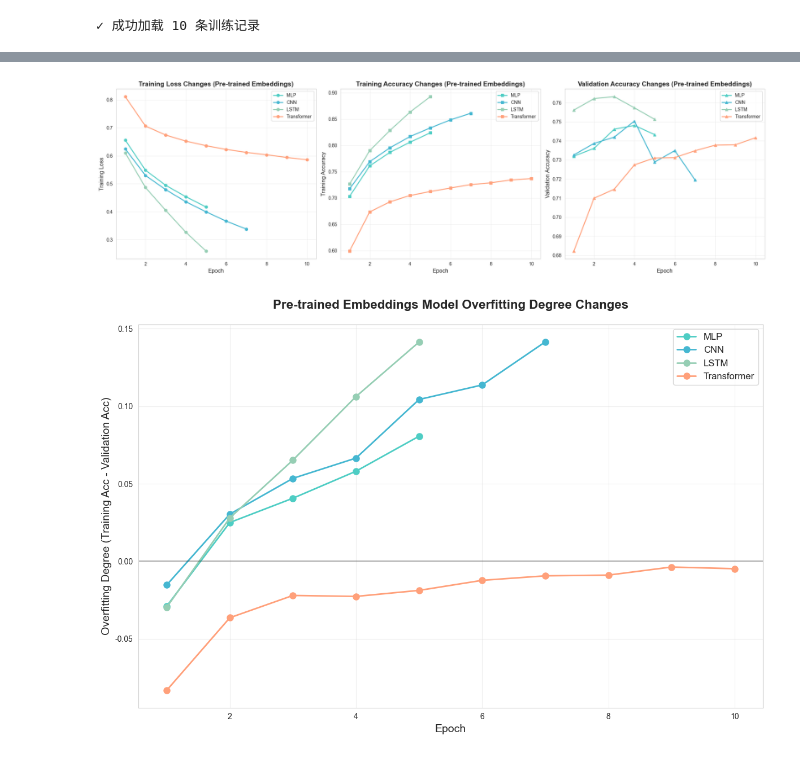
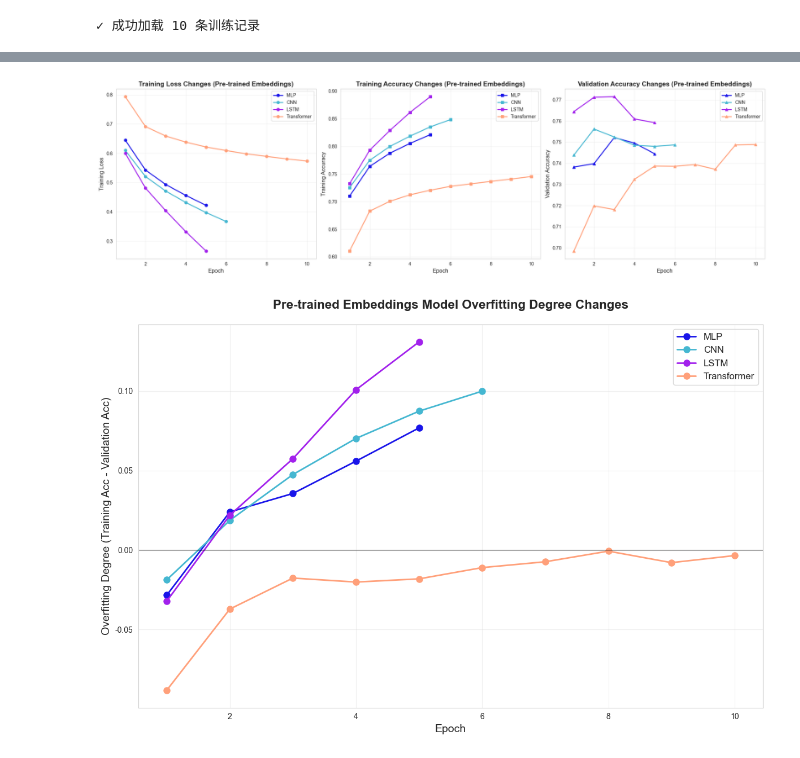
Before and after one commit to YoruRain/Sentiment-Classification-Based-on-Weibo-Texts, a Jupyter notebook: 08Comparison and Analysis.ipynb, the cells around one changed output, grey strips where cells are left out. Cells and saved outputs as stored; diff of their text form; code cells hidden in the pictures.

```diff
--- a/08Comparison and Analysis.ipynb
+++ b/08Comparison and Analysis.ipynb
@@ -95,7 +95,7 @@ def analyze_training_records(save_path="results/model_training_results.json", sh
 
     return df
 # %%
-file_path = "results/model_training_results_test3.json"
+file_path = "results/model_training_results_final.json"
 
 results = load_training_results(file_path)
 # %% [output]
@@ -534,7 +531,7 @@ def plot_pretrained_training_process(pretrained_results):
     # 创建3个子图：训练损失、训练准确率、验证准确率
     fig, (ax1, ax2, ax3) = plt.subplots(1, 3, figsize=(20, 6))
 
-    colors = ['#4ECDC4', '#45B7D1', '#96CEB4', '#FFA07A']
+    colors = ['#1915E9', '#45B7D1', '#A221EC', '#FFA07A']
 
     for i, record in enumerate(pretrained_results):
         model_name = record['model_name'].replace(' with Pretrained Embeddings', '')
@@ -585,36 +582,36 @@ def plot_pretrained_overfitting(pretrained_results):
 
     fig, ax = plt.subplots(1, 1, figsize=(12, 8))
 
-    colors = ['#4ECDC4', '#45B7D1', '#96CEB4', '#FFA07A']
+    colors = ['#1915E9', '#45B7D1', '#A221EC', '#FFA07A']
 
     for i, record in enumerate(pretrained_results):
         model_name = record['model_name'].replace(' with Pretrained Embeddings', '')
         history = record['training_history']
 
         # 计算过拟合程度
         train_acc = np.array(history['train_accuracies'])
         val_acc = np.array(history['val_accuracies'])
         overfitting = train_acc - val_acc
 
         epochs = list(range(1, len(overfitting) + 1))
 
         ax.plot(epochs, overfitting, marker='o', label=model_name,
                color=colors[i], linewidth=2, markersize=8)
 
     ax.set_xlabel('Epoch', fontsize=14)
     ax.set_ylabel('Overfitting Degree (Training Acc - Validation Acc)', fontsize=14)
     ax.set_title('Pre-trained Embeddings Model Overfitting Degree Changes', fontsize=16, fontweight='bold', pad=20)
     ax.legend(fontsize=12)
     ax.grid(True, alpha=0.3)
     ax.axhline(y=0, color='black', linestyle='-', alpha=0.3)
 
     plt.tight_layout()
     plt.show()
     return fig
 
 fig6 = plot_pretrained_training_process(pretrained_results)
 fig7 = plot_pretrained_overfitting(pretrained_results)
 # %% [output]
-[figure, old version]
+[figure, new version]
-[figure, old version]
+[figure, new version]
 # %% [markdown]
```
Also changed, not shown: parts of 19 cells of this notebook, 5 other files.
